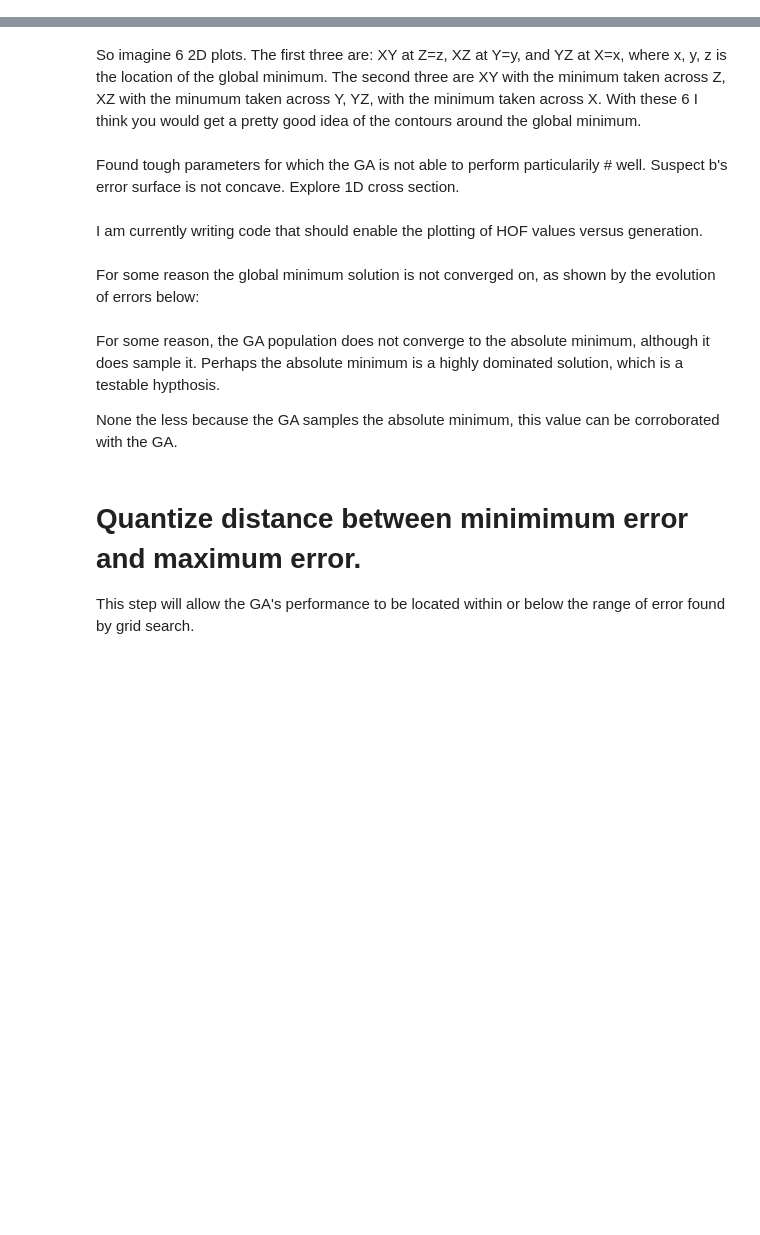
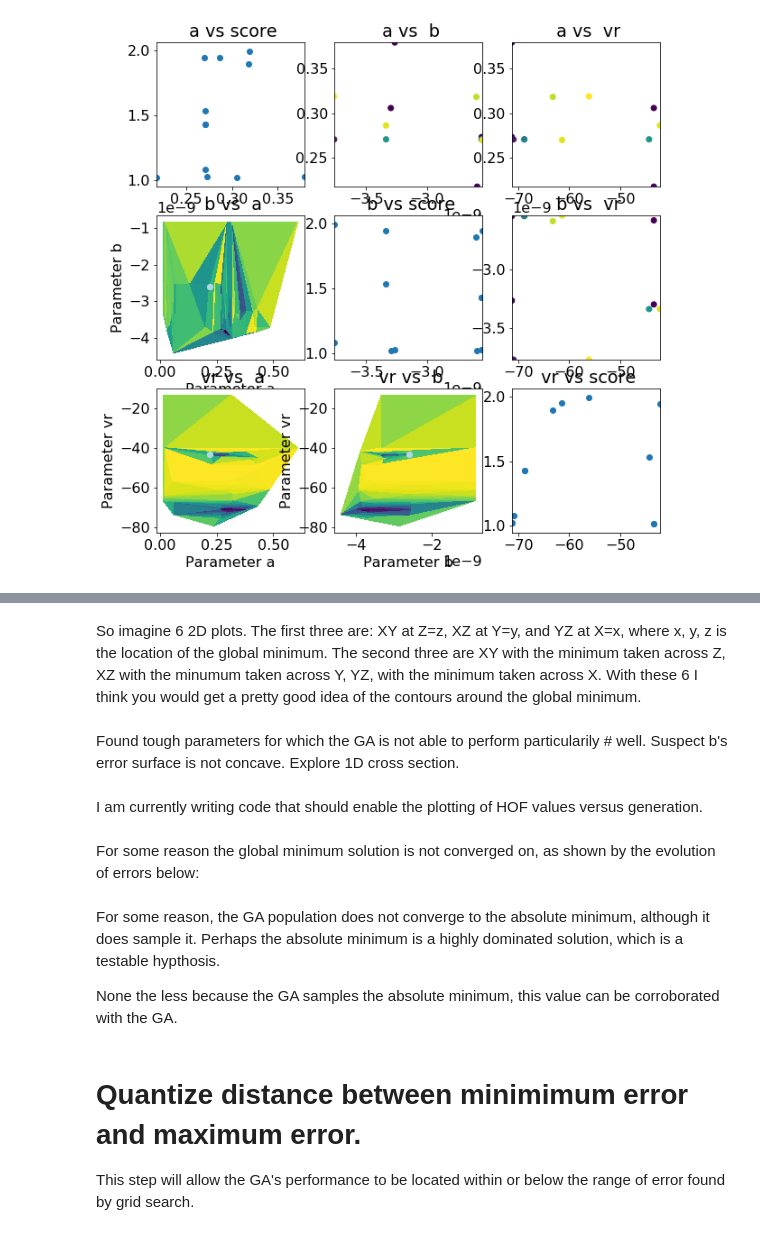
Before and after one commit to scidash/neuronunit, a Jupyter notebook: neuronunit/unit_test/progress_report_10thJuly.ipynb, the cells around one changed output, grey strips where cells are left out. Saved outputs shown, nothing was run; the diff lists cells and outputs as text; code cells hidden in the pictures; blank space fills up the shorter version.

```diff
--- a/neuronunit/unit_test/progress_report_10thJuly.ipynb
+++ b/neuronunit/unit_test/progress_report_10thJuly.ipynb
@@ -26,0 +129,50 @@ Here is the list of ideas/suggestions I promised:
+# %%
+fig,ax = plt.subplots(3,3,figsize=(10,10))
+
+for i in range(len(attrs_list)):
+    for j in range(len(attrs_list)):
+        if i<j:
+            ax[i,j].set_title(' {0} vs  {1}'.format(attrs_list[i],attrs_list[j]))
+
+            x = [ g.dtc.attrs[attrs_list[i]] for g in pop ]
+            y = [ g.dtc.attrs[attrs_list[j]] for g in pop ]
+            z = [ sum(list(g.dtc.scores.values())) for g in pop ]
+            ax[i,j].scatter(y,x,c=z)
+            ax[i,j].set_xlim(np.min(y),np.max(y))
+            ax[i,j].set_ylim(np.min(x),np.max(x))
+
+
+        if i == j:
+            ax[i,j].set_title(' {0} vs score'.format(attrs_list[i]))
+            y = [ g.dtc.attrs[attrs_list[j]] for g in pop ]
+
+            x = [ g.dtc.attrs[attrs_list[i]] for g in pop ]
+            z = [ sum(list(g.dtc.scores.values())) for g in pop ]
+            ax[i,i].scatter(x,z)
+            ax[i,j].set_xlim(np.min(x),np.max(x))
+
+
+        elif i>j:
+            ax[i,j].set_title(' {0} vs  {1}'.format(attrs_list[i],attrs_list[j]))
+            ss = set([attrs_list[j],attrs_list[i]])
+            bs = set(attrs_list)
+            diff = bs.difference(ss)
+            bd =  {}
+            bd[list(diff)[0]] = hof[0].dtc.attrs[list(diff)[0]]
+
+
+            ax_trip,plot_axis = plot_surface(fig,ax[i,j],attrs_list[j],attrs_list[i],history)
+            ax[i,j].plot_axis = plot_axis
+
+            #z = np.array([ np.sum(list(p.dtc.scores.values())) for p in hc[str(attrs_list[i])+str(attrs_list[j])] ])
+            #x = np.array([ p.dtc.attrs[str(attrs_list[i])] for p in hc[str(attrs_list[i])+str(attrs_list[j])] ])
+            #y = np.array([ p.dtc.attrs[str(attrs_list[j])] for p in hc[str(attrs_list[i])+str(attrs_list[j])] ])
+
+
+            #print(x,y,z)
+
+            #ax[i,j].scatter(x, y, c=z)
+            #ax[i,j].set_xlim(np.min(x),np.max(x))
+            #ax[i,j].set_ylim(np.min(y),np.max(y))
+# %% [output]
+[figure, added]
```
Also changed, not shown: parts of 17 cells of this notebook, 1 other file.
